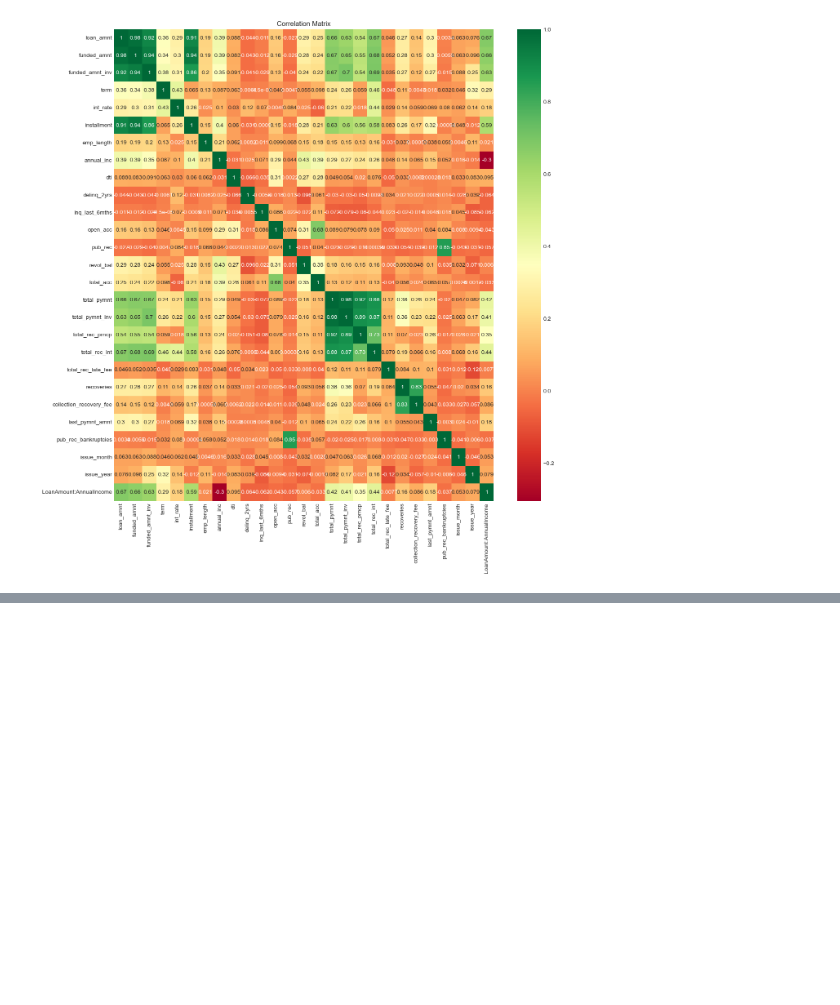
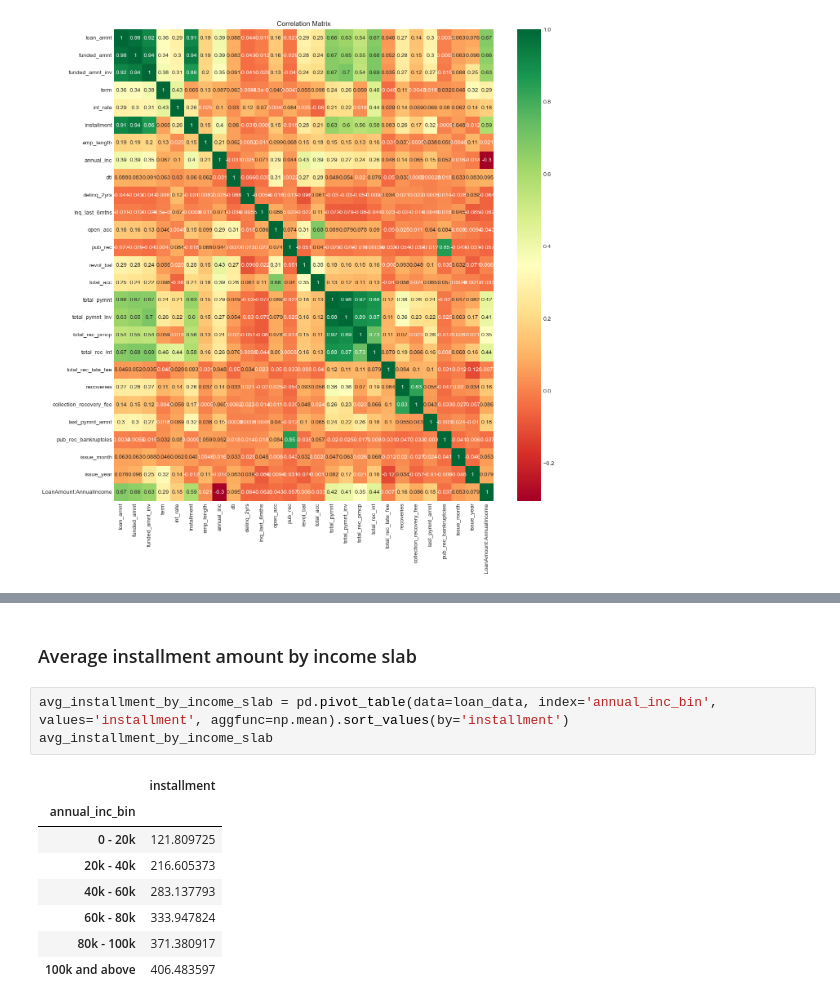
Before and after one commit to cyberpirate92/lending-club-case-study, a Jupyter notebook: Lending Club Case Study.ipynb, the cells around one changed output, grey strips where cells are left out. Saved outputs shown, nothing was run; the diff lists cells and outputs as text; blank space fills up the shorter version.

```diff
--- a/Lending Club Case Study.ipynb
+++ b/Lending Club Case Study.ipynb
@@ -1134,0 +1155,14 @@ plt.show()
+# %% [markdown]
+### Average installment amount by income slab
+# %%
+avg_installment_by_income_slab = pd.pivot_table(data=loan_data, index='annual_inc_bin', values='installment', aggfunc=np.mean).sort_values(by='installment')
+avg_installment_by_income_slab
+# %% [output]
+|  | installment |
+| annual_inc_bin |  |
+| 0 - 20k | 121.809725 |
+| 20k - 40k | 216.605373 |
+| 40k - 60k | 283.137793 |
+| 60k - 80k | 333.947824 |
+| 80k - 100k | 371.380917 |
+| 100k and above | 406.483597 |
```
Also changed, not shown: parts of 31 cells of this notebook.
